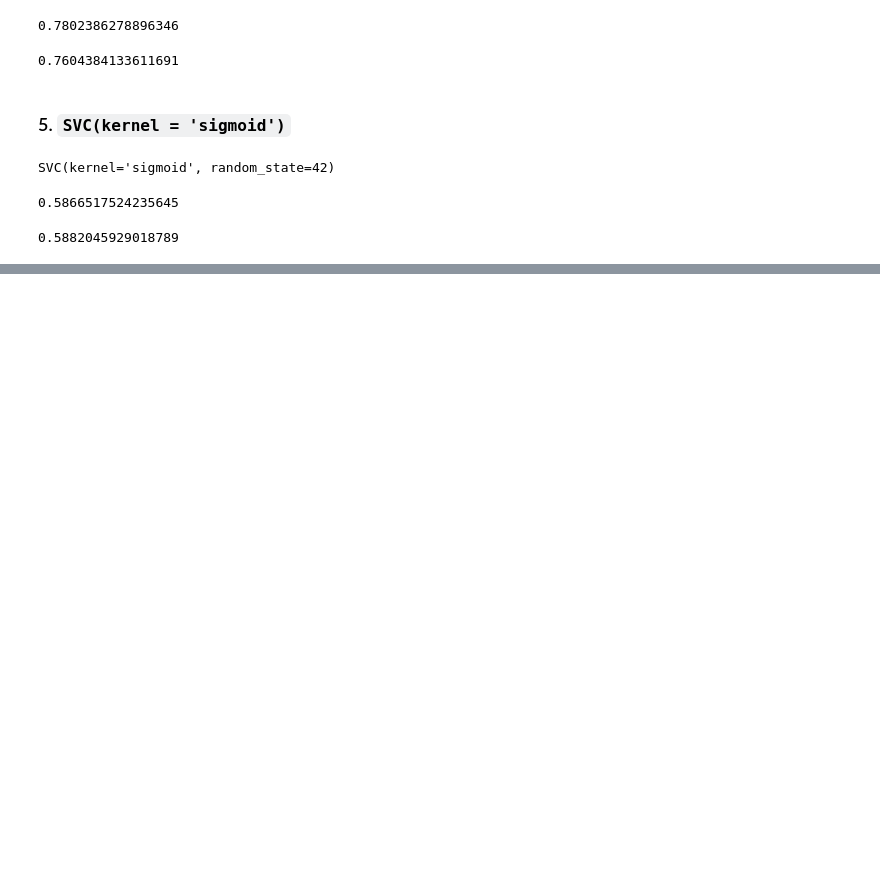
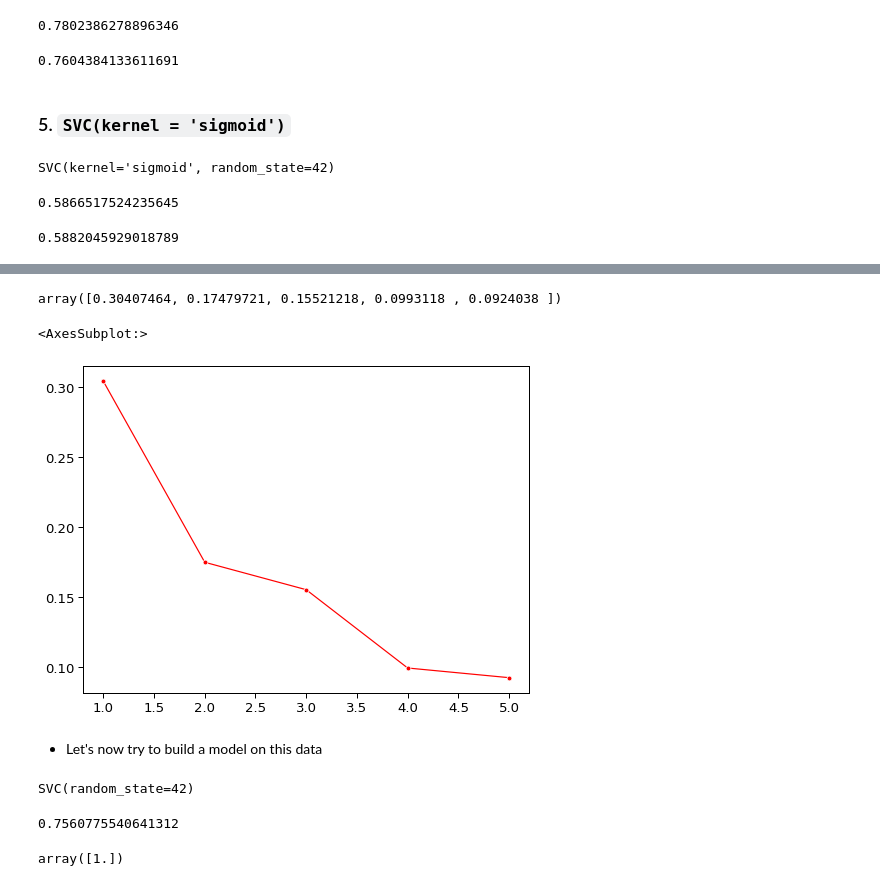
Before and after one commit to faheemrajwadkar/HR-Analytics---Job-Change-Classification-using-CART, a Jupyter notebook: HR Analytics Job Change Classification - CART.ipynb, the cells around one changed output, grey strips where cells are left out. Drawn from its saved outputs; the diff is of its cells as text; code cells hidden in the pictures; blank space fills up the shorter version.

```diff
--- a/HR Analytics Job Change Classification - CART.ipynb
+++ b/HR Analytics Job Change Classification - CART.ipynb
@@ -1657,0 +1711,13 @@ clf_svm_cv.score(X_test_norm, y_test)
+# %%
+# Niormalizing Data - MinMaxScaler
+from sklearn.preprocessing import MinMaxScaler
+
+norm = MinMaxScaler().fit(X_train)
+
+# transform training data
+X_train_norm = norm.transform(X_train)
+
+# transform testing dataabs
+X_test_norm = norm.transform(X_test)
+
+X_train_norm[:5]
@@ -1657,0 +1735,9 @@ clf_svm_cv.score(X_test_norm, y_test)
+# %%
+from sklearn.decomposition import PCA
+
+pca = PCA(n_components=5)
+pca = pca.fit(X_train_norm)
+pca_data = pca.transform(X_train_norm)
+
+pca_df = pd.DataFrame(pca_data, columns = ['PC1', 'PC2', 'PC3', 'PC4', 'PC5'])
+pca_df.head()
@@ -1657,0 +1751,25 @@ clf_svm_cv.score(X_test_norm, y_test)
+# %%
+pca.explained_variance_ratio_
+# %% [output]
+array([0.30407464, 0.17479721, 0.15521218, 0.0993118 , 0.0924038 ])
+# %%
+# scree plot
+plt.figure(figsize = (8,6))
+sns.lineplot(x = np.arange(pca.n_components_) + 1, y = pca.explained_variance_ratio_, marker = 'o', color = 'red')
+# %% [output]
+<AxesSubplot:>
+[figure, added]
+# %% [markdown]
+- Let's now try to build a model on this data
+# %%
+# SVM w/ Radial Basis Function
+from sklearn.svm import SVC
+
+clf_pca_svc_rbf = SVC(random_state=42, kernel='rbf')
+clf_pca_svc_rbf.fit(pca_df, y_train)
+# %% [output]
+SVC(random_state=42)
+# %%
+clf_pca_svc_rbf.score(pca_df, y_train)
+# %% [output]
+0.7560775540641312
@@ -1657,0 +1783,4 @@ clf_svm_cv.score(X_test_norm, y_test)
+# %%
+lda.explained_variance_ratio_
+# %% [output]
+array([1.])
```
Also changed, not shown: parts of 24 cells of this notebook.
